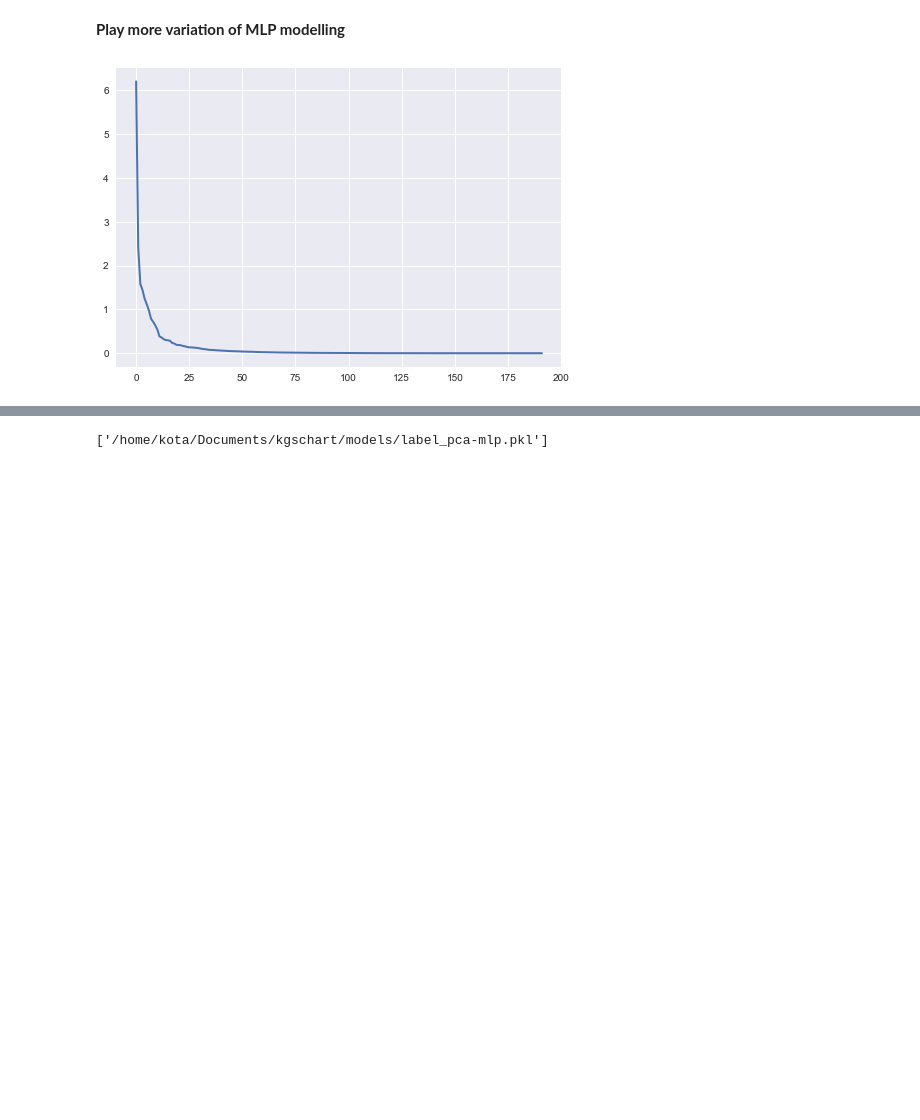
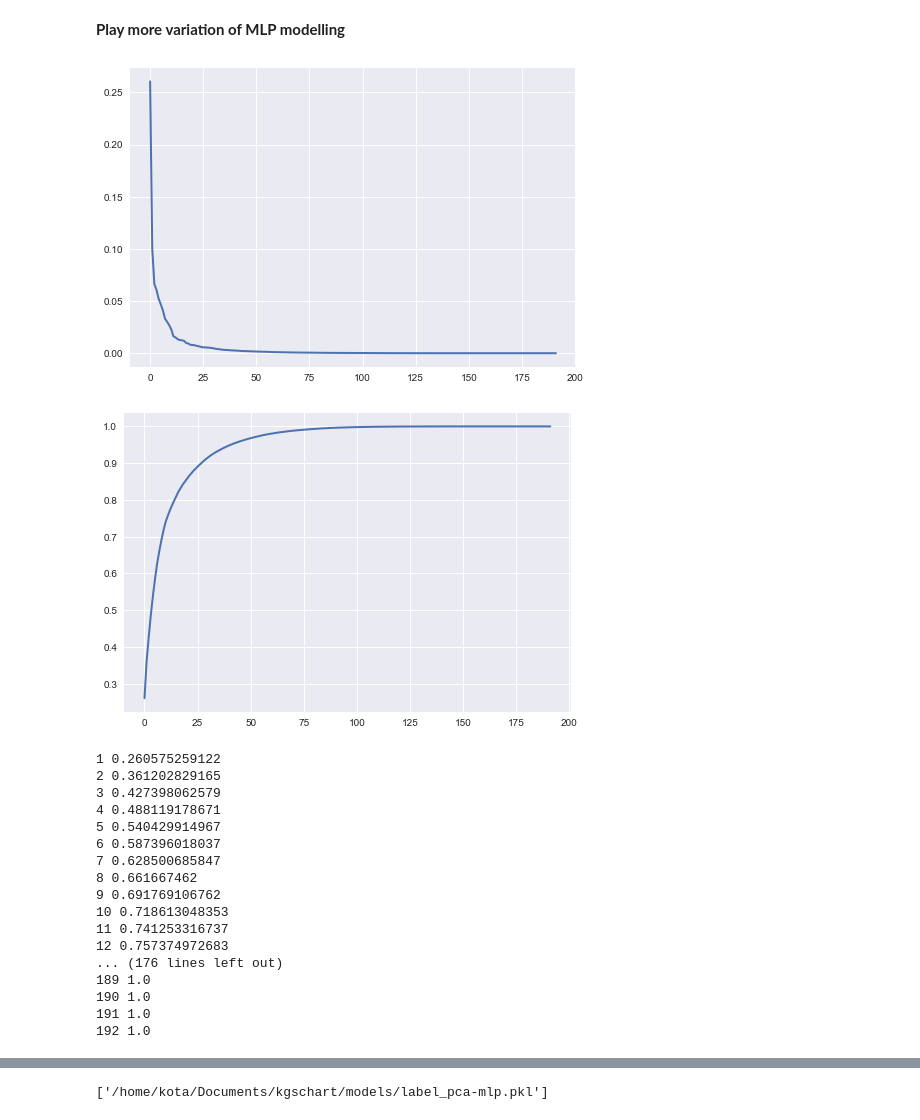
Before and after one commit to kota7/kgschart, a Jupyter notebook: train/1d-model_label_data.ipynb, the cells around one changed output, grey strips where cells are left out. Saved outputs shown, nothing was run; the diff lists cells and outputs as text; code cells hidden in the pictures; blank space fills up the shorter version.

```diff
--- a/train/1d-model_label_data.ipynb
+++ b/train/1d-model_label_data.ipynb
@@ -334,7 +334,7 @@ param_grid = dict(
 )
 
 grid_savename = os.path.join(arcdir, 'label_mlp-grid_all.pkl')
-if True:  # change to True to do grid search again
+if False:  # change to True to do grid search again
     grid = GridSearchCV(pipe, param_grid, cv=5, n_jobs=2, verbose=5)
     grid.fit(X_train_gen, Y_train_gen)
 
@@ -529,15 +492,39 @@ joblib.dump(fit_mlp.named_steps['MLP'], model_savename)
 # %%
 pipe_pca = Pipeline([
     ('flatten data to "obs*feature" shape', MyTrans()),
     ('PCA', PCA())
 ])
 
 pca = pipe_pca.fit(X_train_gen)
 sns.set()
-plt.plot(pca.named_steps['PCA'].explained_variance_, linewidth=2)
+plt.plot(pca.named_steps['PCA'].explained_variance_ratio_, linewidth=2)
 plt.show(block=False)
+
+cum = pca.named_steps['PCA'].explained_variance_ratio_.cumsum()
+plt.plot(cum, linewidth=2)
+plt.show(block=False)
+for i in range(len(cum)):
+    print(i+1, cum[i])
 # %% [output]
-[figure, old version]
+[figure, new version]
+[figure, added]
+1 0.260575259122
+2 0.361202829165
+3 0.427398062579
+4 0.488119178671
+5 0.540429914967
+6 0.587396018037
+7 0.628500685847
+8 0.661667462
+9 0.691769106762
+10 0.718613048353
+11 0.741253316737
+12 0.757374972683
+... (176 lines left out)
+189 1.0
+190 1.0
+191 1.0
+192 1.0
 # %%
 pipe = Pipeline([
     ('flatten data to "obs*feature" shape', MyTrans()),
```
Also changed, not shown: parts of 12 cells of this notebook, 10 other files.
